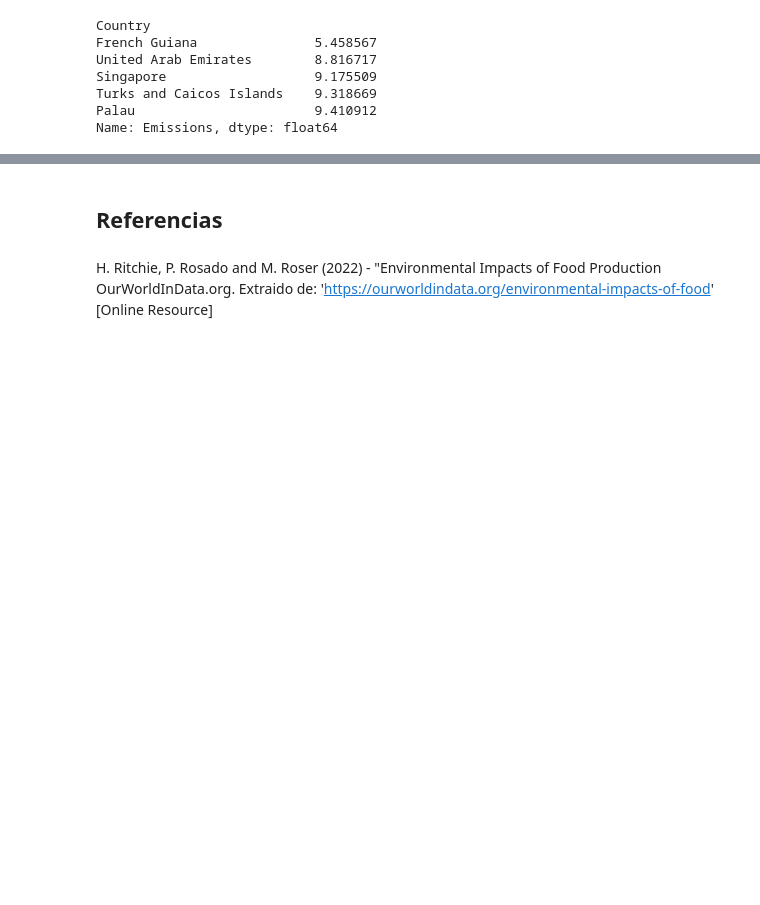
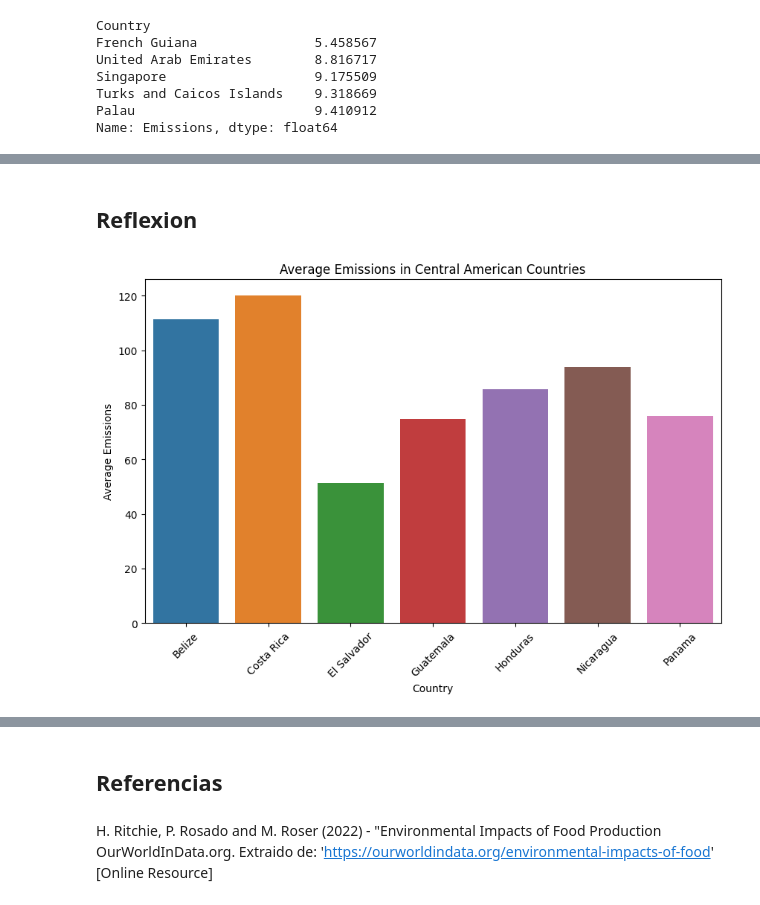
Before and after one commit to andresdlRoca/Data-Science-Labs-UVG, a Jupyter notebook: Lab 9/main.ipynb, the cells around one changed output, grey strips where cells are left out. Cells and saved outputs as stored; diff of their text form; code cells hidden in the pictures; blank space fills up the shorter version.

```diff
--- a/Lab 9/main.ipynb
+++ b/Lab 9/main.ipynb
@@ -258,3 +258,27 @@ fig.update_layout(
 fig.show()
 # %% [output]
 [interactive output not drawn]
+# %% [markdown]
+## Reflexion
+# %%
+
+central_america = ['Guatemala', 'Belize', 'El Salvador', 'Honduras', 'Nicaragua', 'Costa Rica', 'Panama']
+df_central_america = df_emissions[df_emissions['Country'].isin(central_america)]
+average_emissions = df_central_america.groupby('Country')['Emissions'].mean().reset_index()
+
+
+# Para una visualización similar con Seaborn:
+plt.figure(figsize=(10, 6))
+sns.barplot(x='Country', y='Emissions', data=average_emissions)
+plt.xlabel('Country')
+plt.ylabel('Average Emissions')
+plt.title('Average Emissions in Central American Countries')
+plt.xticks(rotation=45)
+plt.show()
+
+# Para un gráfico de líneas de emisiones a lo largo del tiempo para cada país centroamericano con Plotly:
+fig = px.line(df_central_america, x="Year", y="Emissions", color='Country', title='Emissions Over Time in Central American Countries')
+fig.update_traces(mode='lines+markers')
+fig.show()
+# %% [output]
+[figure, added]
```
Also changed, not shown: parts of 5 cells of this notebook.
